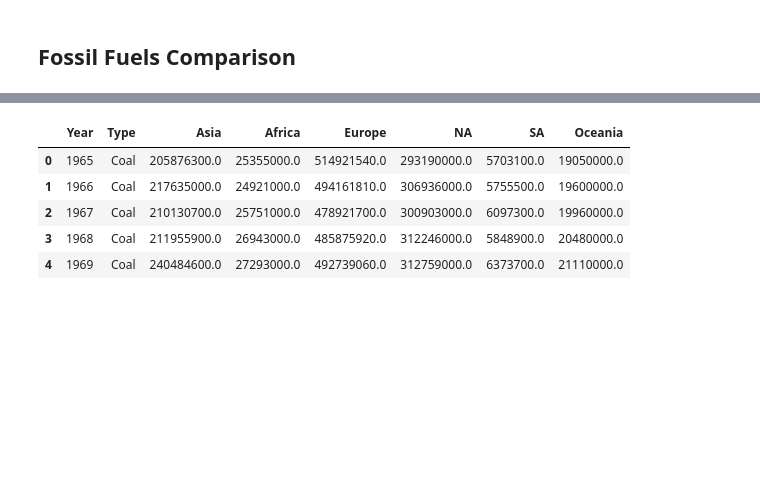
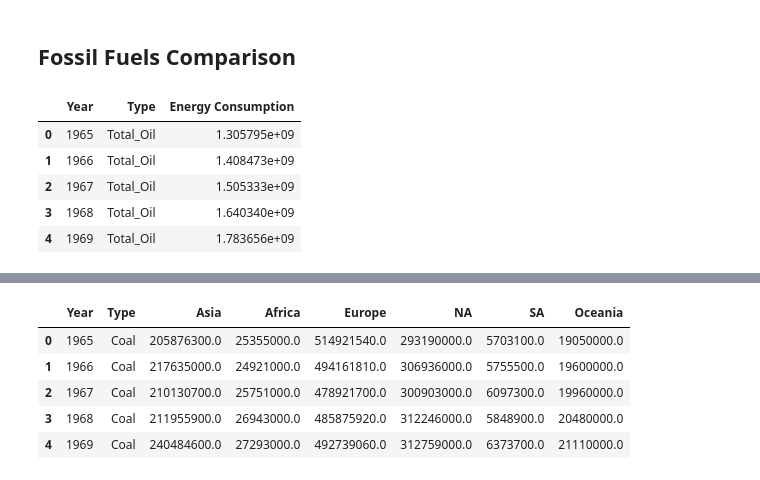
Before and after one commit to RetoHe/visual-analytics-energy-data, a Jupyter notebook: notebooks/Energy-Data-Visualizations.ipynb, the cells around one changed output, grey strips where cells are left out. Cells and saved outputs as stored; diff of their text form; code cells hidden in the pictures; blank space fills up the shorter version.

```diff
--- a/notebooks/Energy-Data-Visualizations.ipynb
+++ b/notebooks/Energy-Data-Visualizations.ipynb
@@ -342,3 +342,16 @@ alt.Chart(data_coal).mark_line().encode(
 #### In diesem Linechart ist Kohleverbrauch, der 3 wirtschaftlich stärksten Kontinente (Asien, Europa, Nordamerika) seit dem Jahr 1965 abgebildet.
 # %% [markdown]
 ## Fossil Fuels Comparison
+# %%
+# Import prepared Dataset
+data_global_oil_coal = pd.read_csv("../data/melted_data/oilandcoal_global.csv")
+# %%
+del data_global_oil_coal["Unnamed: 0"]
+data_global_oil_coal.head()
+# %% [output]
+|  | Year | Type | Energy Consumption |
+| 0 | 1965 | Total_Oil | 1.305795e+09 |
+| 1 | 1966 | Total_Oil | 1.408473e+09 |
+| 2 | 1967 | Total_Oil | 1.505333e+09 |
+| 3 | 1968 | Total_Oil | 1.640340e+09 |
+| 4 | 1969 | Total_Oil | 1.783656e+09 |
```
Also changed, not shown: parts of 2 cells of this notebook, 2 other files.
